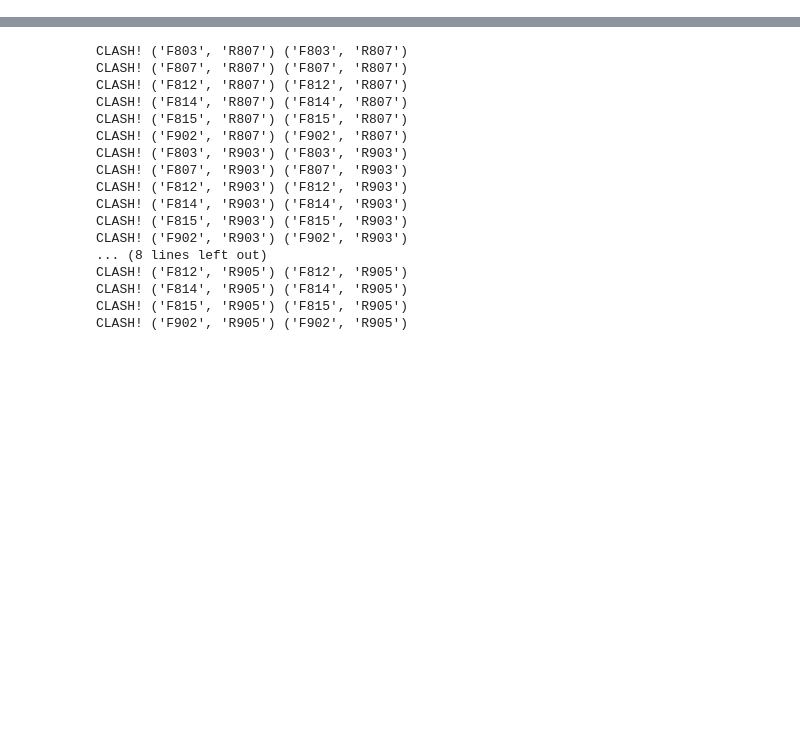
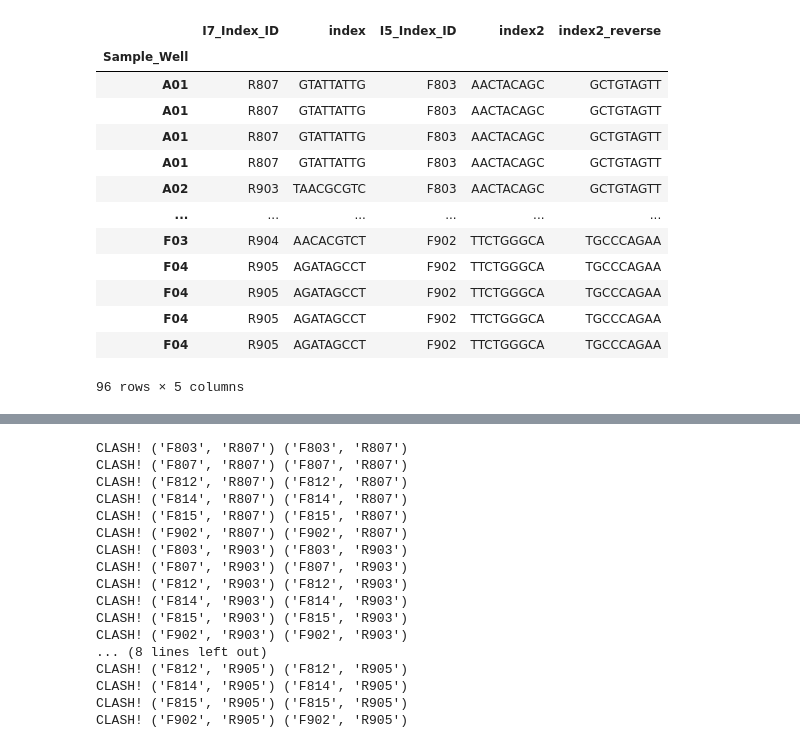
Before and after one commit to BioSpyder-Bioinformatics/notes-documentation, a Jupyter notebook: sample_sheet_code/check_flavours.ipynb, the cells around one changed output, grey strips where cells are left out. Cells and saved outputs as stored; diff of their text form; code cells hidden in the pictures; blank space fills up the shorter version.

```diff
--- a/sample_sheet_code/check_flavours.ipynb
+++ b/sample_sheet_code/check_flavours.ipynb
@@ -16,0 +58,17 @@ zipped_48 = list(zip(plate_48_index2_i5, plate_48_index_i7))
+# %%
+plate_24_sample_sheet
+# %% [output]
+|  | I7_Index_ID | index | I5_Index_ID | index2 | index2_reverse |
+| Sample_Well |  |  |  |  |  |
+| A01 | R807 | GTATTATTG | F803 | AACTACAGC | GCTGTAGTT |
+| A01 | R807 | GTATTATTG | F803 | AACTACAGC | GCTGTAGTT |
+| A01 | R807 | GTATTATTG | F803 | AACTACAGC | GCTGTAGTT |
+| A01 | R807 | GTATTATTG | F803 | AACTACAGC | GCTGTAGTT |
+| A02 | R903 | TAACGCGTC | F803 | AACTACAGC | GCTGTAGTT |
+| ... | ... | ... | ... | ... | ... |
+| F03 | R904 | AACACGTCT | F902 | TTCTGGGCA | TGCCCAGAA |
+| F04 | R905 | AGATAGCCT | F902 | TTCTGGGCA | TGCCCAGAA |
+| F04 | R905 | AGATAGCCT | F902 | TTCTGGGCA | TGCCCAGAA |
+| F04 | R905 | AGATAGCCT | F902 | TTCTGGGCA | TGCCCAGAA |
+| F04 | R905 | AGATAGCCT | F902 | TTCTGGGCA | TGCCCAGAA |
+96 rows × 5 columns
```
Also changed, not shown: parts of 22 cells of this notebook, 7 other files.
